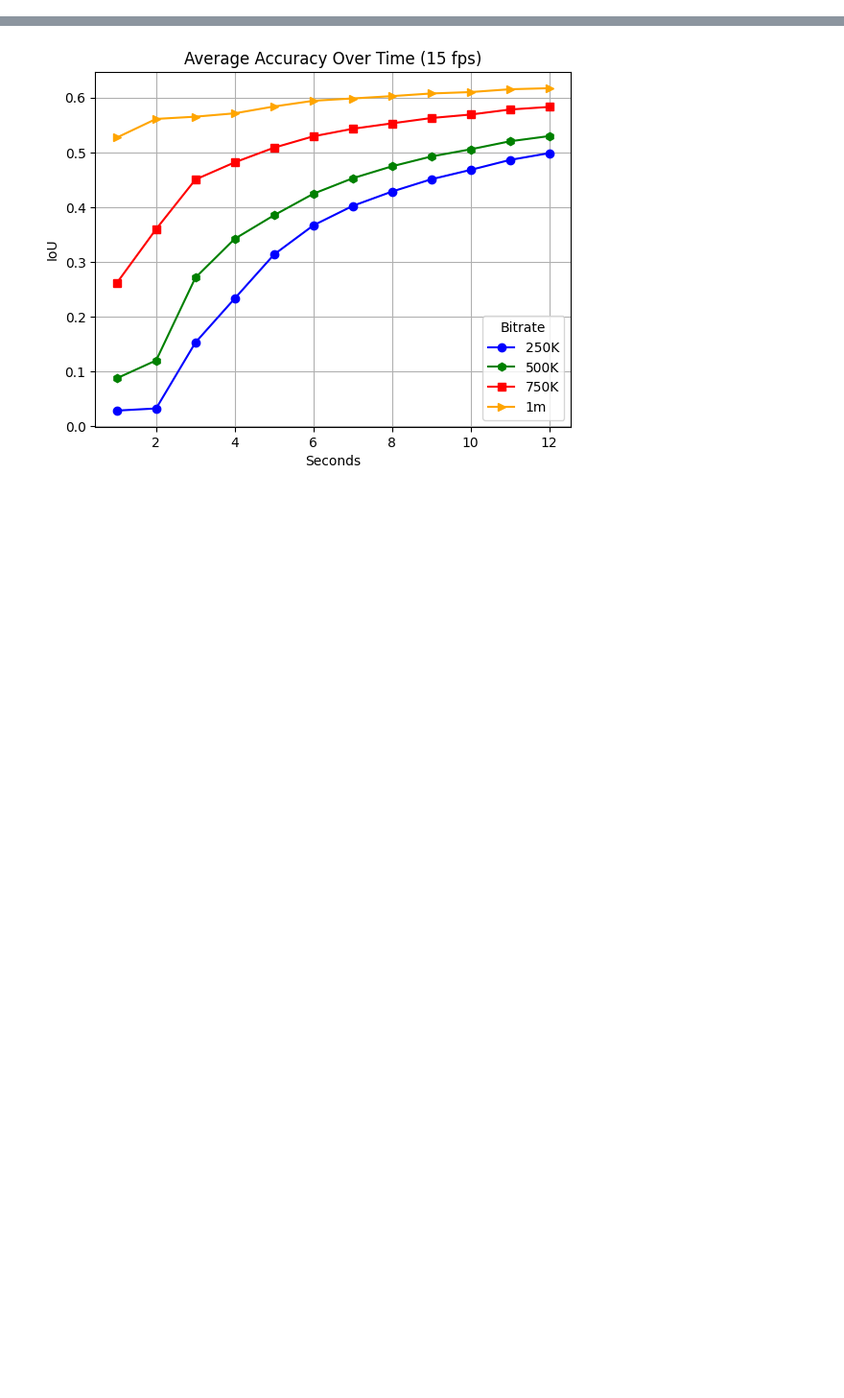
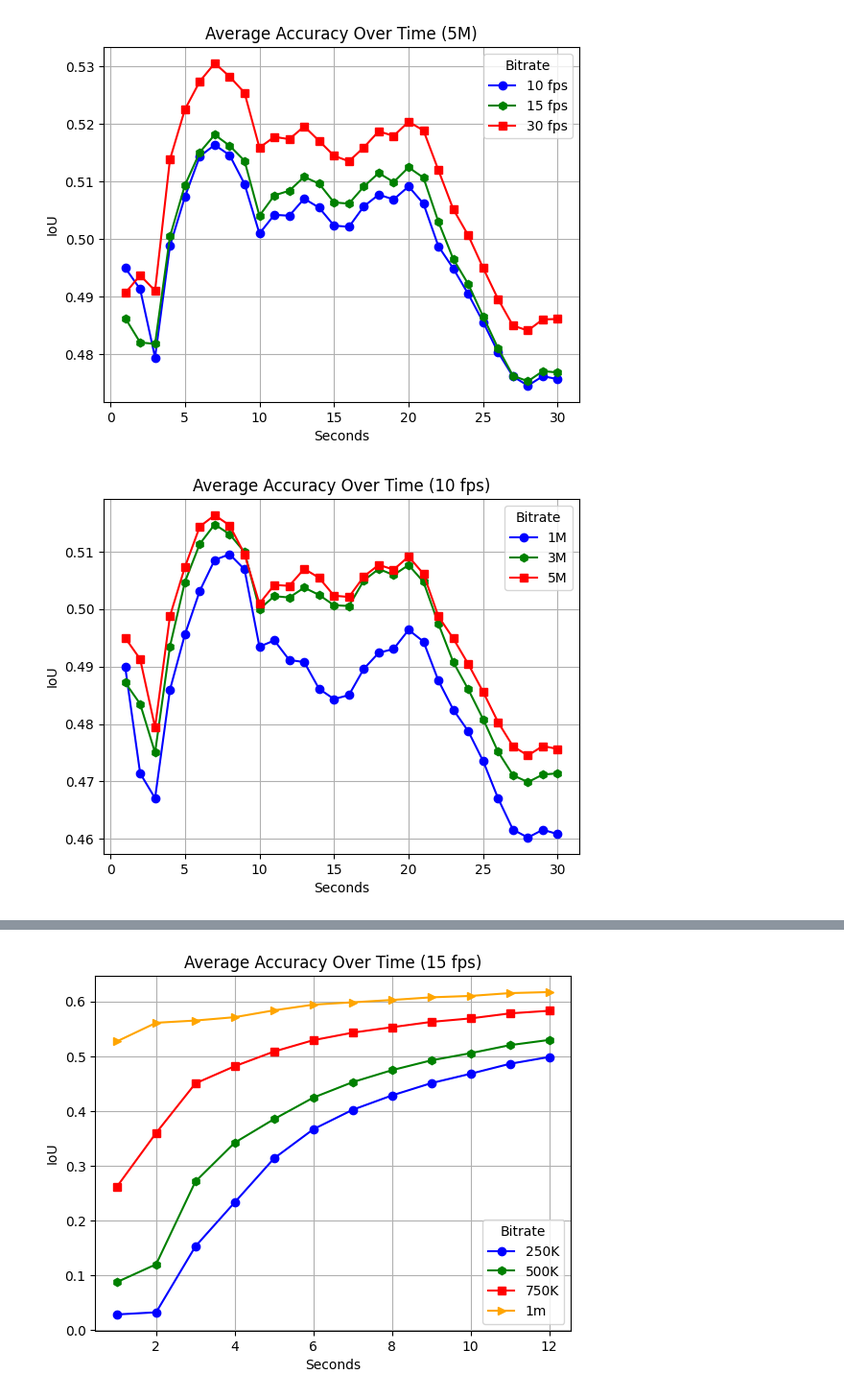
Before and after one commit to bencivjan/distributed-360-streaming, a Jupyter notebook: analytics-accuracy-viz/viz.ipynb, the cells around one changed output, grey strips where cells are left out. Shown at 96% size. Drawn from its saved outputs; the diff is of its cells as text; code cells hidden in the pictures; blank space fills up the shorter version.

Commit message:
New iou experiment with data

```diff
--- a/analytics-accuracy-viz/viz.ipynb
+++ b/analytics-accuracy-viz/viz.ipynb
@@ -59,0 +103,19 @@ def plot_pred_accuracy(file_list):
+# %%
+files = [
+    'out-data/nydriving_5M_10_iou.json',
+    'out-data/nydriving_5M_15_iou.json',
+    'out-data/nydriving_5M_30_iou.json',
+]
+labels = ['10 fps', '15 fps', '30 fps']
+plot_pred_accuracy2(files, labels, title='Average Accuracy Over Time (5M)')
+
+files = [
+    'out-data/nydriving_1M_10_iou.json',
+    'out-data/nydriving_3M_10_iou.json',
+    'out-data/nydriving_5M_10_iou.json',
+]
+labels = ['1M', '3M', '5M']
+plot_pred_accuracy2(files, labels, title='Average Accuracy Over Time (10 fps)')
+# %% [output]
+[figure, added]
+[figure, added]
```
Also changed, not shown: parts of 3 cells of this notebook, 21 other files.
